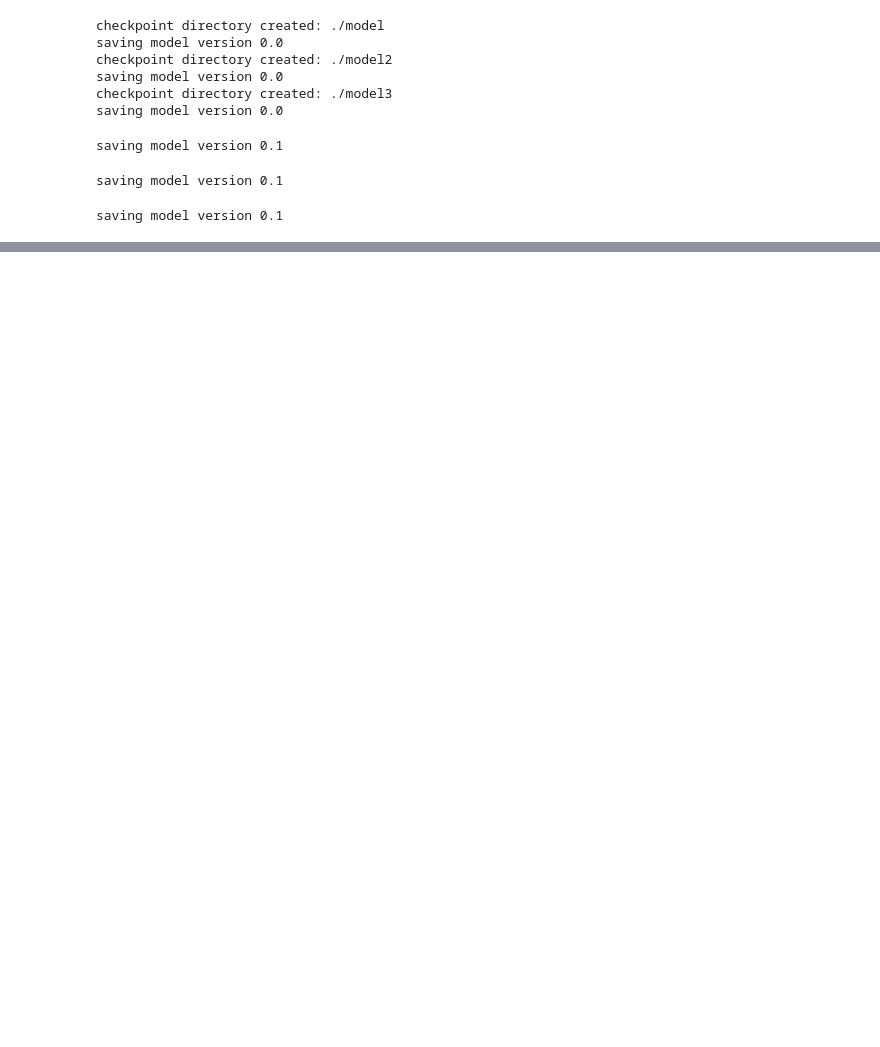
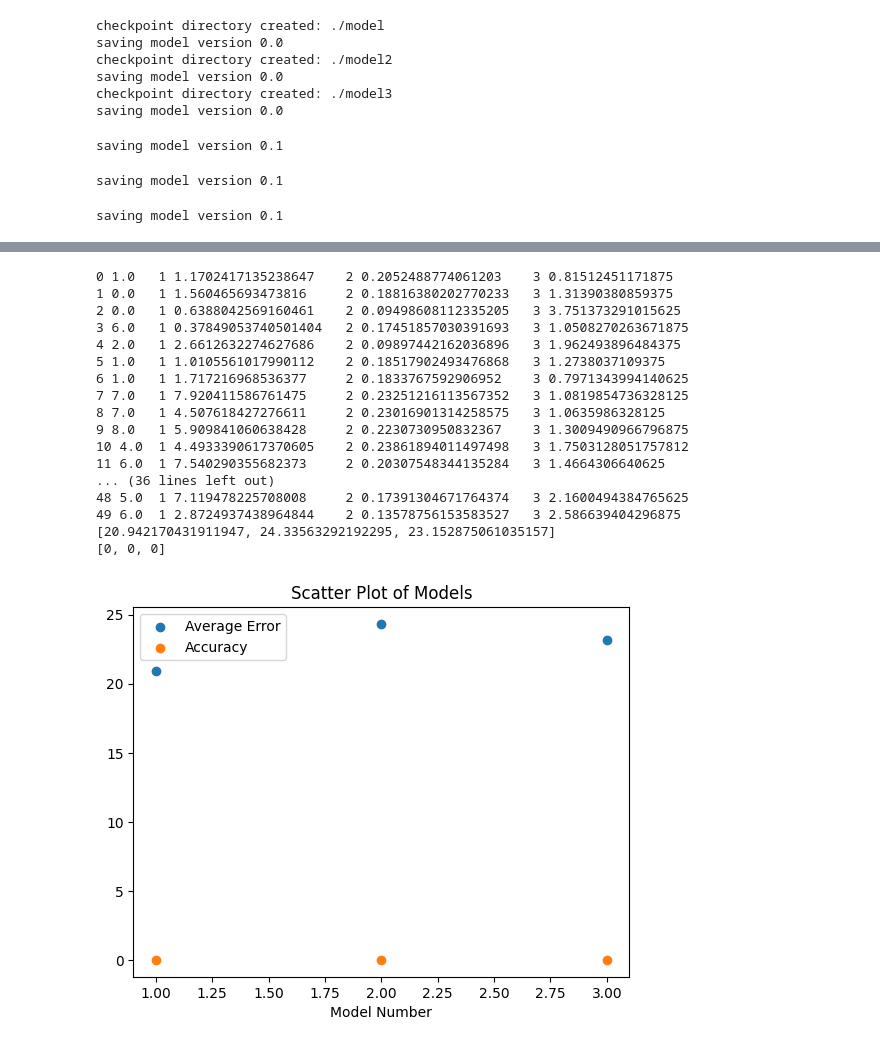
Before and after one commit to scattercat-creator/KAN-Network, a Jupyter notebook: KAN.ipynb, the cells around one changed output, grey strips where cells are left out. Drawn from its saved outputs; the diff is of its cells as text; code cells hidden in the pictures; blank space fills up the shorter version.

```diff
--- a/KAN.ipynb
+++ b/KAN.ipynb
@@ -150,0 +151,40 @@ plt.show()
+# %%
+error = [0, 0, 0]
+correct = [0, 0, 0]
+for i in range(len(testingdata[1])):
+    print(i, testingdata[1][i].item(), end="\t")
+    for j in range(3):
+        print(j+1, allpredictions[j][i].item(), end="\t")
+        difference = abs(allpredictions[j][i].item()-i)
+        error[j] += difference
+    print()
+for j in range(3):
+    error[j] /= len(testingdata[1])
+    correct[j] = 100 - 100*(error[j] if error[j] < 1 else 1)
+
+plt.scatter([i for i in range(1, 4)], error, label='Average Error')
+plt.scatter([i for i in range(1, 4)], correct, label='Accuracy')
+plt.xlabel('Model Number')
+plt.title('Scatter Plot of Models')
+plt.legend()
+print(error)
+print(correct)
+# %% [output]
+0 1.0   1 1.1702417135238647    2 0.2052488774061203    3 0.81512451171875
+1 0.0   1 1.560465693473816     2 0.18816380202770233   3 1.31390380859375
+2 0.0   1 0.6388042569160461    2 0.09498608112335205   3 3.751373291015625
+3 6.0   1 0.37849053740501404   2 0.17451857030391693   3 1.0508270263671875
+4 2.0   1 2.6612632274627686    2 0.09897442162036896   3 1.962493896484375
+5 1.0   1 1.0105561017990112    2 0.18517902493476868   3 1.2738037109375
+6 1.0   1 1.717216968536377     2 0.1833767592906952    3 0.7971343994140625
+7 7.0   1 7.920411586761475     2 0.23251216113567352   3 1.0819854736328125
+8 7.0   1 4.507618427276611     2 0.23016901314258575   3 1.0635986328125
+9 8.0   1 5.909841060638428     2 0.2230730950832367    3 1.3009490966796875
+10 4.0  1 4.4933390617370605    2 0.23861894011497498   3 1.7503128051757812
+11 6.0  1 7.540290355682373     2 0.20307548344135284   3 1.4664306640625
+... (36 lines left out)
+48 5.0  1 7.119478225708008     2 0.17391304671764374   3 2.1600494384765625
+49 6.0  1 2.8724937438964844    2 0.13578756153583527   3 2.586639404296875
+[20.942170431911947, 24.33563292192295, 23.152875061035157]
+[0, 0, 0]
+[figure, added]
```
Also changed, not shown: parts of 10 cells of this notebook, 15 other files.
